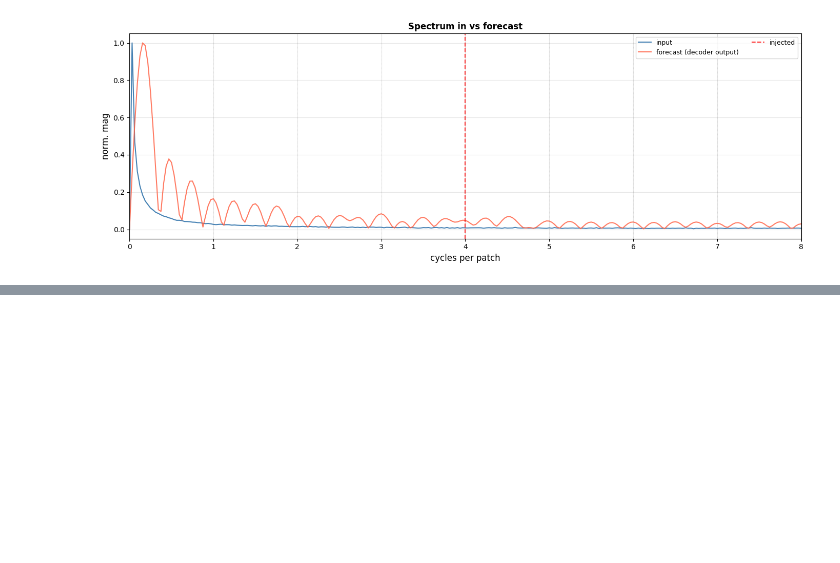
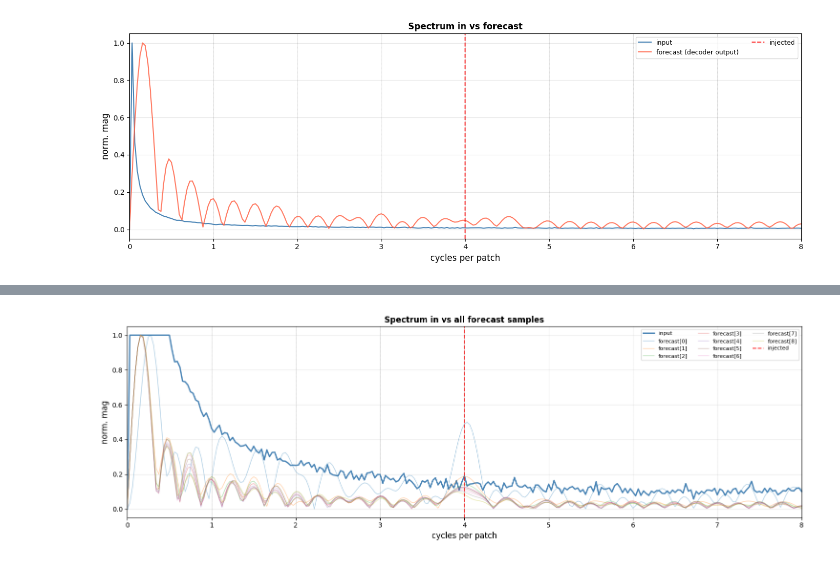
Before and after one commit to FedericoSabbadini/patchAliasing, a Jupyter notebook: chronos/models/chronosBolt_layer_probing.ipynb, the cells around one changed output, grey strips where cells are left out. Cells and saved outputs as stored; diff of their text form; code cells hidden in the pictures; blank space fills up the shorter version.

```diff
--- a/chronos/models/chronosBolt_layer_probing.ipynb
+++ b/chronos/models/chronosBolt_layer_probing.ipynb
@@ -744,0 +745,40 @@ plt.show()
+# %%
+fig, ax = plt.subplots(figsize=(15, 5))
+
+cpp_in, m_in = spec(signal, fs=FS, P_=P, n=FFT_N)
+
+# Calcola soglia per escludere outlier da input
+m_in_mean = m_in.mean()
+m_in_std = m_in.std()
+threshold = (m_in_mean + 2 * m_in_std)/3  # Escludi valori > media + 2*std
+
+# Maschera per valori non-outlier
+mask_in = m_in <= threshold
+m_in_clipped = m_in.copy()
+m_in_clipped[~mask_in] = threshold  # Satura ai valori outlier
+
+ax.plot(cpp_in, m_in_clipped / (threshold + 1e-12), color='steelblue', lw=2, label='input')
+
+for i, pred_s in enumerate(preds):
+    cpp_o, m_o = spec(pred_s, fs=FS, P_=P, n=FFT_N)
+    ax.plot(cpp_o, m_o / (m_o.max() + 1e-12), alpha=0.35, lw=1, label=f'forecast[{i}]')
+
+for info in INJECT_LIST:
+    color  = 'red' if info['is_blind'] else 'green'
+    lstyle = '--'  if info['is_blind'] else ':'
+    ax.axvline(info['cpp'], color=color, ls=lstyle, alpha=0.8, lw=1.5, label=f"injected")
+
+for k in range(0, P // 2 + 1):
+    ax.axvline(k, color='grey', ls=':', alpha=0.20, lw=0.7)
+
+ax.set_xlim(0, P // 2)
+ax.set_xlabel('cycles per patch', fontsize=12)
+ax.set_ylabel('norm. mag', fontsize=12)
+ax.set_title('Spectrum in vs all forecast samples', fontweight='bold')
+ax.legend(ncol=3, fontsize=8)
+ax.grid(alpha=0.3)
+plt.tight_layout()
+plt.savefig(OUT / 'PLT3.2_roundtrip_samples.png', dpi=140, bbox_inches='tight')
+plt.show()
+# %% [output]
+[figure, added]
```
Also changed, not shown: parts of 1 cell of this notebook.
